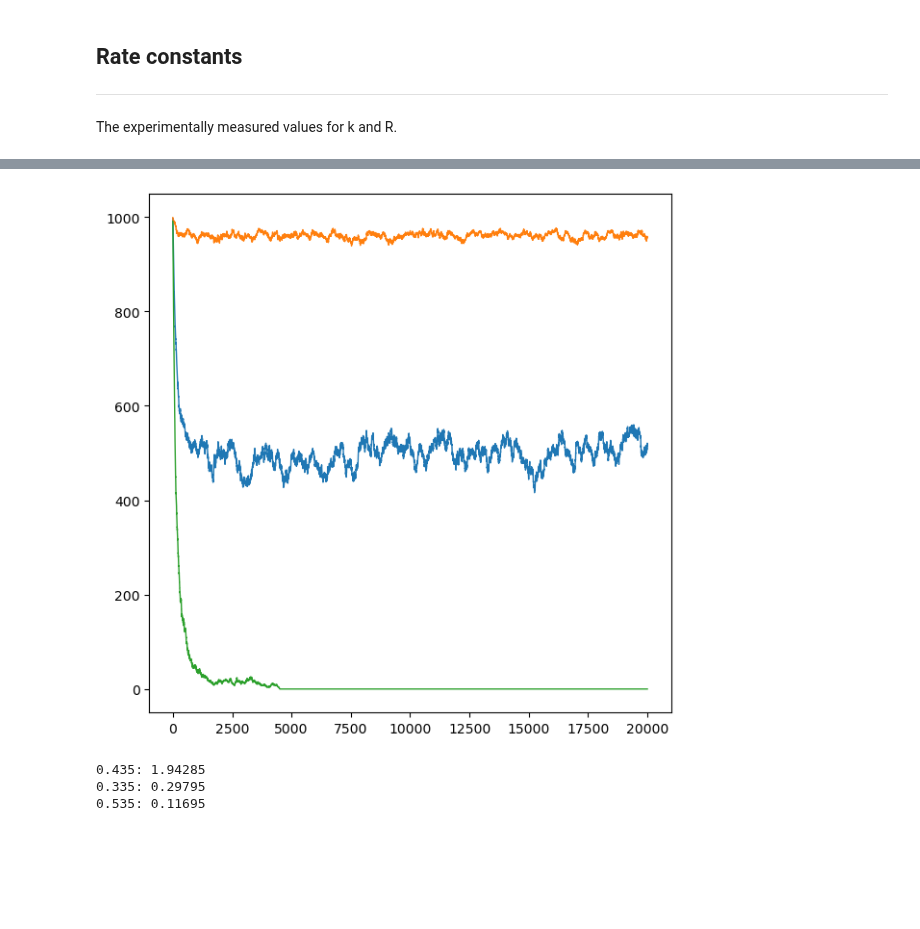
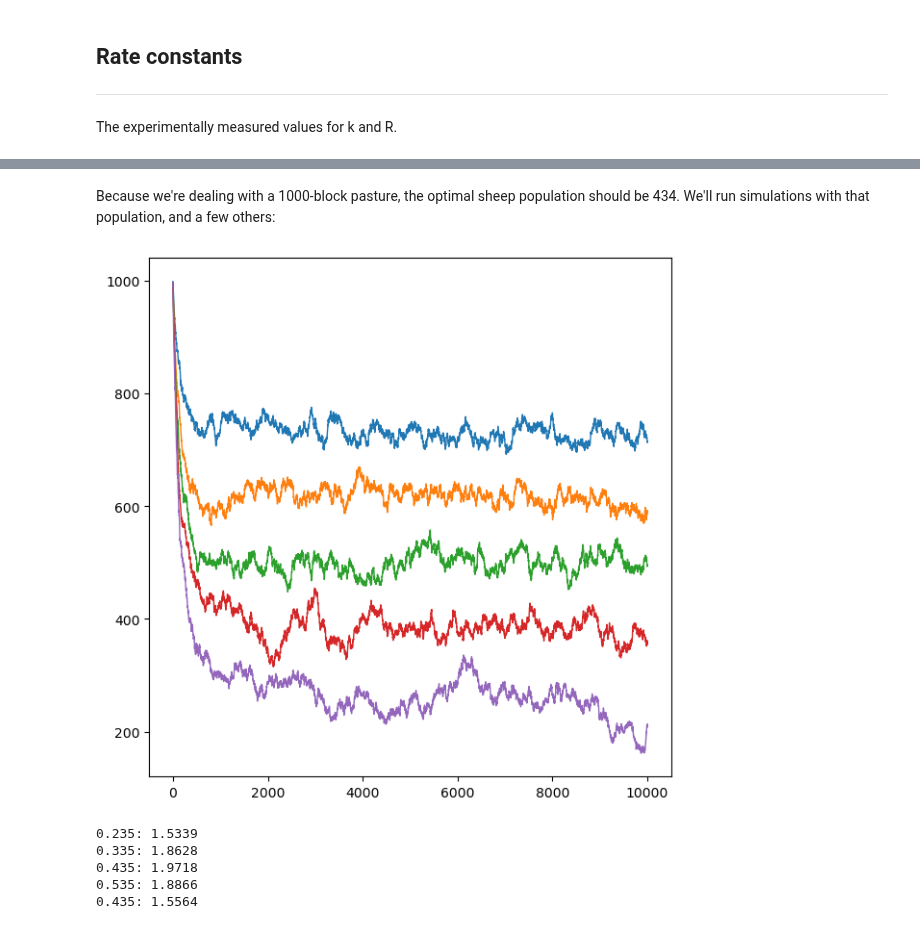
Before and after one commit to ELFREELAND/minecraft_sheep, a Jupyter notebook: monte_carlo_sim.ipynb, the cells around one changed output, grey strips where cells are left out. Drawn from its saved outputs; the diff is of its cells as text; code cells hidden in the pictures; blank space fills up the shorter version.

```diff
--- a/monte_carlo_sim.ipynb
+++ b/monte_carlo_sim.ipynb
@@ -57,24 +63,36 @@ def monteCarlo(sheep_num, iter):
         eats_list.append(eats)
         grass_list.append(g)
     return np.array(eats_list), np.array(grass_list)
+# %% [markdown]
+Because we're dealing with a 1000-block pasture, the optimal sheep population should be 434. We'll run simulations with that population, and a few others:
 # %%
-iters = 20000
+iters = 10000
 
+s_235 = monteCarlo(235, iters)
+s_335 = monteCarlo(335, iters)
 s_435 = monteCarlo(435, iters)
-s_335 = monteCarlo(35, iters)
-s_535 = monteCarlo(1035, iters)
+s_535 = monteCarlo(535, iters)
+s_635 = monteCarlo(635, iters)
 
 f, ax = plt.subplots(figsize=(7, 7))
 
+ax.plot(s_235[1], "-", linewidth=1)
+ax.plot(s_335[1], "-", linewidth=1)
 ax.plot(s_435[1], "-", linewidth=1)
-ax.plot(s_335[1], "-", linewidth=1)
 ax.plot(s_535[1], "-", linewidth=1)
+ax.plot(s_635[1], "-", linewidth=1)
 
 plt.show()
 
-print("0.435:", s_435[0].mean(), "\n0.335:", s_335[0].mean(), "\n0.535:", s_535[0].mean())
+print("0.235:", s_235[0].mean(),
+      "\n0.335:", s_335[0].mean(),
+      "\n0.435:", s_435[0].mean(),
+      "\n0.535:", s_535[0].mean(),
+      "\n0.435:", s_635[0].mean())
 # %% [output]
-[figure, old version]
+[figure, new version]
-0.435: 1.94285
-0.335: 0.29795
-0.535: 0.11695
+0.235: 1.5339
+0.335: 1.8628
+0.435: 1.9718
+0.535: 1.8866
+0.435: 1.5564
```
Also changed, not shown: parts of 3 cells of this notebook, 2 other files.
